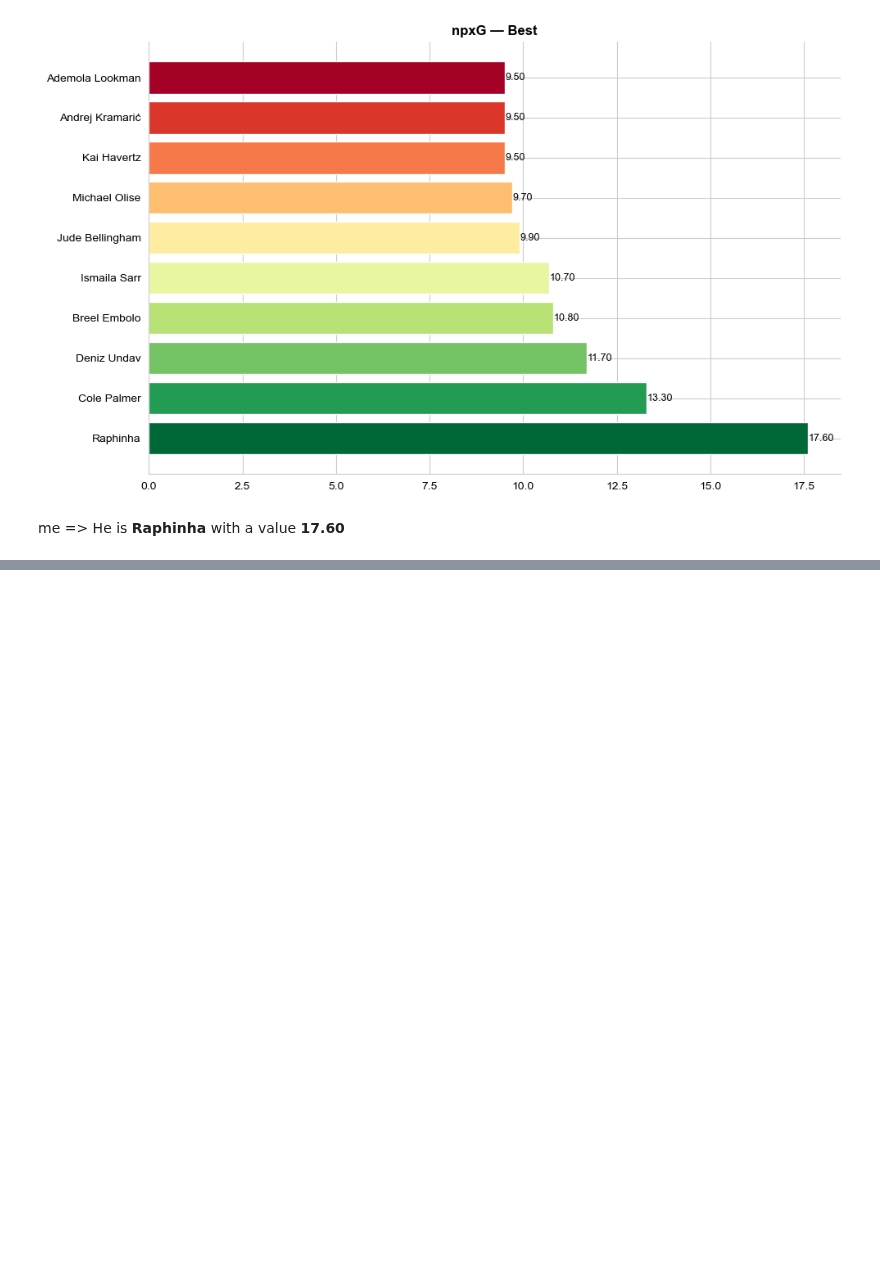
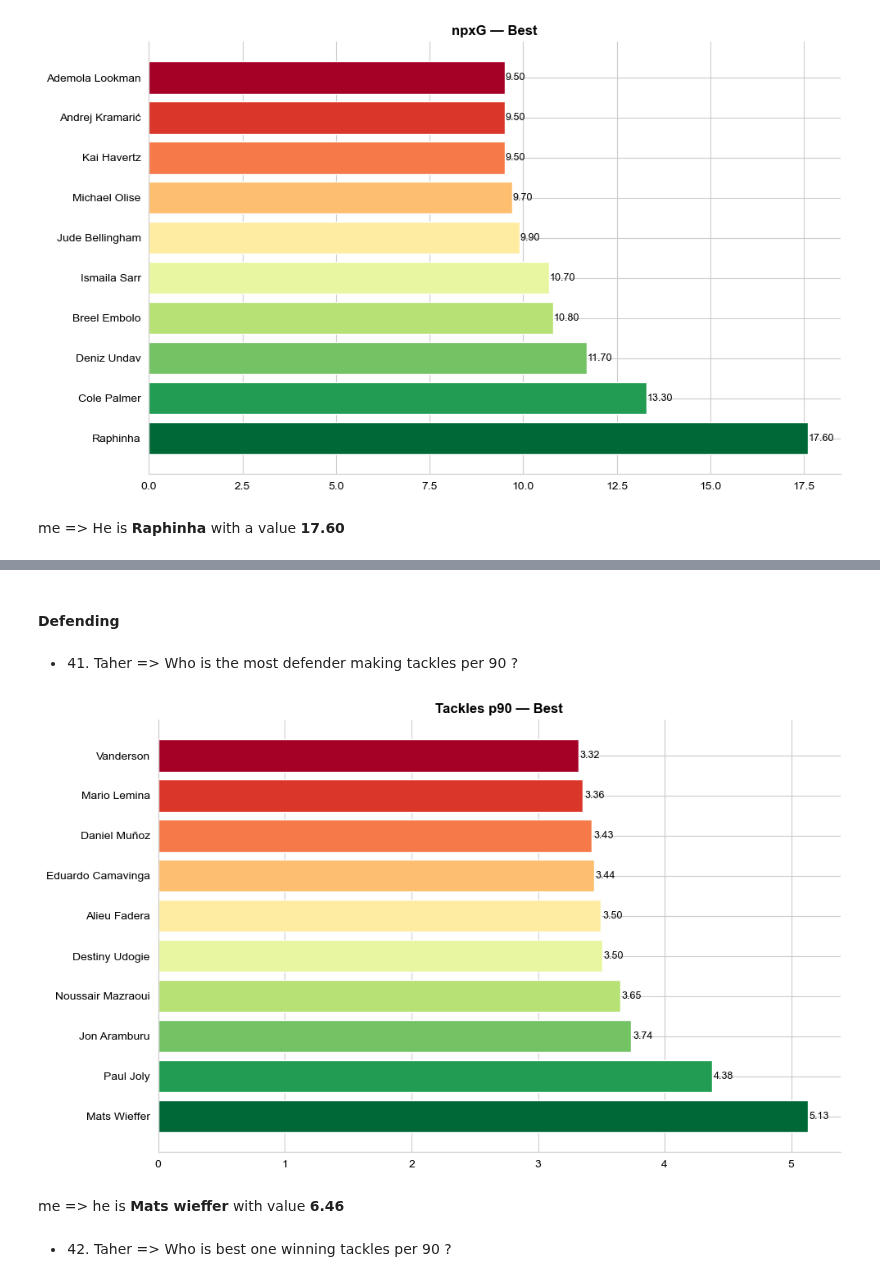
Before and after one commit to MoustafaMohamedMahmoud/Football, a Jupyter notebook: Football_Python_Notebook.ipynb, the cells around one changed output, grey strips where cells are left out. Cells and saved outputs as stored; diff of their text form; code cells hidden in the pictures; blank space fills up the shorter version.

```diff
--- a/Football_Python_Notebook.ipynb
+++ b/Football_Python_Notebook.ipynb
@@ -1881,0 +1884,7 @@ me => He is **Raphinha** with a value **17.60**
+# %%
+defenders = df[
+    (df['Pos'].str.contains('DF', na=False)) &
+    (df['Min'] > 1000)
+].copy()
+
+defenders
@@ -1881,0 +1905,36 @@ me => He is **Raphinha** with a value **17.60**
+# %% [markdown]
+#### Defending
+# %% [markdown]
+- 41. Taher => Who is the most defender making tackles per 90 ?
+# %%
+defenders['Tackles p90'] = (defenders['Tkl'] + defenders['Lost']) / defenders['90s']
+# %%
+fig, ax = plt.subplots(figsize=(10, 6))
+fig.set_facecolor('white')
+
+top10 = defenders.nlargest(10, 'Tackles p90')[['Player', 'Tackles p90']].reset_index(drop=True)
+
+colors = plt.cm.RdYlGn(np.linspace(1, 0, len(top10)))
+bars = ax.barh(top10['Player'], top10['Tackles p90'], color=colors)
+
+for bar, val in zip(bars, top10['Tackles p90']):
+    ax.text(bar.get_width() + 0.01, bar.get_y() + bar.get_height() / 2,
+            f'{val:.2f}', va='center', ha='left', fontsize=9, color='black')
+
+ax.set_title('Tackles p90 — Best', color='black', fontsize=12, fontweight='bold')
+ax.set_facecolor('white')
+ax.tick_params(colors='black')
+ax.spines['bottom'].set_color('#ccc')
+ax.spines['left'].set_color('#ccc')
+ax.spines['top'].set_visible(False)
+ax.spines['right'].set_visible(False)
+
+plt.tight_layout()
+#plt.savefig('Tackles p90.png', dpi=150, bbox_inches='tight', facecolor='white')
+plt.show()
+# %% [output]
+[figure, added]
+# %% [markdown]
+me => he is **Mats wieffer** with value **6.46**
+# %% [markdown]
+- 42. Taher => Who is best one winning tackles per 90 ?
```
Also changed, not shown: parts of 48 cells of this notebook.
